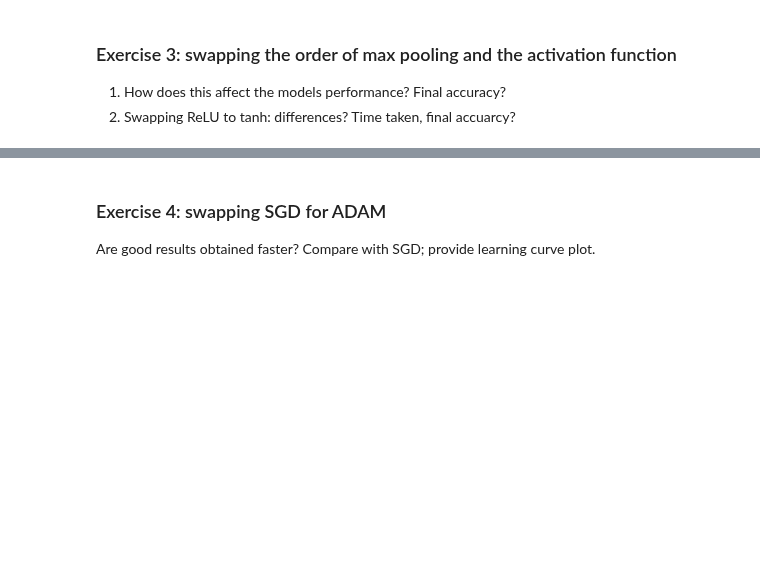
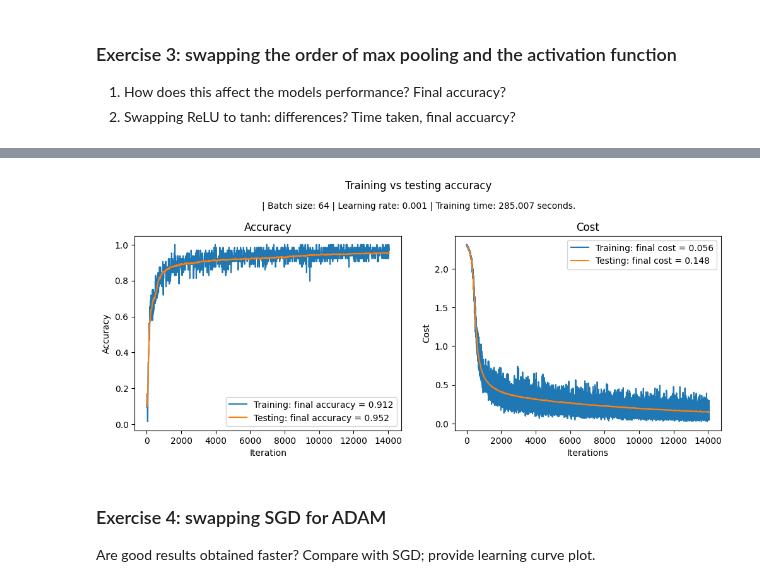
Before and after one commit to muggukejsarn/y4p1, a Jupyter notebook: p3/deeplearning/assignment2/ha2.ipynb, the cells around one changed output, grey strips where cells are left out. Saved outputs shown, nothing was run; the diff lists cells and outputs as text; code cells hidden in the pictures; blank space fills up the shorter version.

```diff
--- a/p3/deeplearning/assignment2/ha2.ipynb
+++ b/p3/deeplearning/assignment2/ha2.ipynb
@@ -448,0 +511,3 @@ KeyboardInterrupt:
+# %%
+model_ex32 = SwapedConvNetwork("tanh")
+ex32 = train(model_ex32, train_dataset_cnn, test_dataset_cnn, num_epochs=15, batch_size=64)
@@ -449,3 +532,7 @@ KeyboardInterrupt:
+# %%
+single_plot(ex32, 0.001)
+# %% [output]
+[figure, added]
 # %% [markdown]
 ### Exercise 4: swapping SGD for ADAM
 
```
Also changed, not shown: parts of 29 cells of this notebook, 3 other files.
